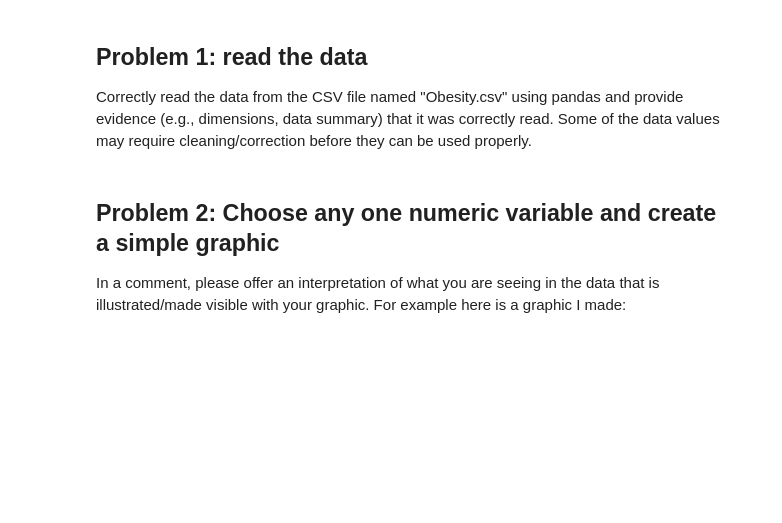
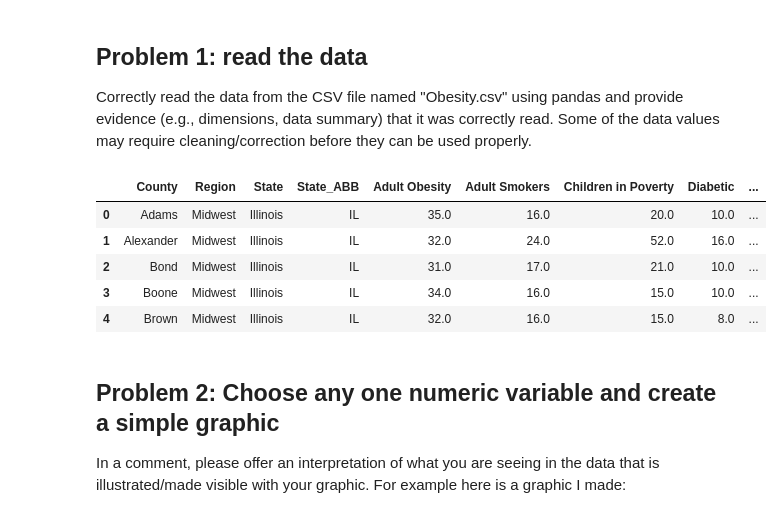
Before and after one commit to rialbeel/stats21, a Jupyter notebook: Homework/Homework8.ipynb, the cells around one changed output. Saved outputs shown, nothing was run; the diff lists cells and outputs as text; code cells hidden in the pictures; blank space fills up the shorter version.

```diff
--- a/Homework/Homework8.ipynb
+++ b/Homework/Homework8.ipynb
@@ -33,6 +33,21 @@ Correctly read the data from the CSV file named "Obesity.csv" using pandas and p
 # %%
 ## reserved for your answer
 ## read the data, remove the % and convert columns to numeric
+import pandas as pd
+
+obesity = pd.read_csv("Obesity.csv")
+columns_with_percent = ["Adult Obesity", "Adult Smokers", "Children in Poverty", "Diabetic", "Food Insecure", "Physically Inactive"]
+for col in columns_with_percent:
+    obesity[col] = obesity[col].str.replace("%", "").astype(float)
+
+obesity.head()
+# %% [output]
+|  | County | Region | State | State_ABB | Adult Obesity | Adult Smokers | Children in Poverty | Diabetic | ... |
+| 0 | Adams | Midwest | Illinois | IL | 35.0 | 16.0 | 20.0 | 10.0 | ... |
+| 1 | Alexander | Midwest | Illinois | IL | 32.0 | 24.0 | 52.0 | 16.0 | ... |
+| 2 | Bond | Midwest | Illinois | IL | 31.0 | 17.0 | 21.0 | 10.0 | ... |
+| 3 | Boone | Midwest | Illinois | IL | 34.0 | 16.0 | 15.0 | 10.0 | ... |
+| 4 | Brown | Midwest | Illinois | IL | 32.0 | 16.0 | 15.0 | 8.0 | ... |
 # %% [markdown]
 ## Problem 2: Choose any one numeric variable and create a simple graphic
 
```
Also changed, not shown: parts of 1 cell of this notebook, 1 other file.
